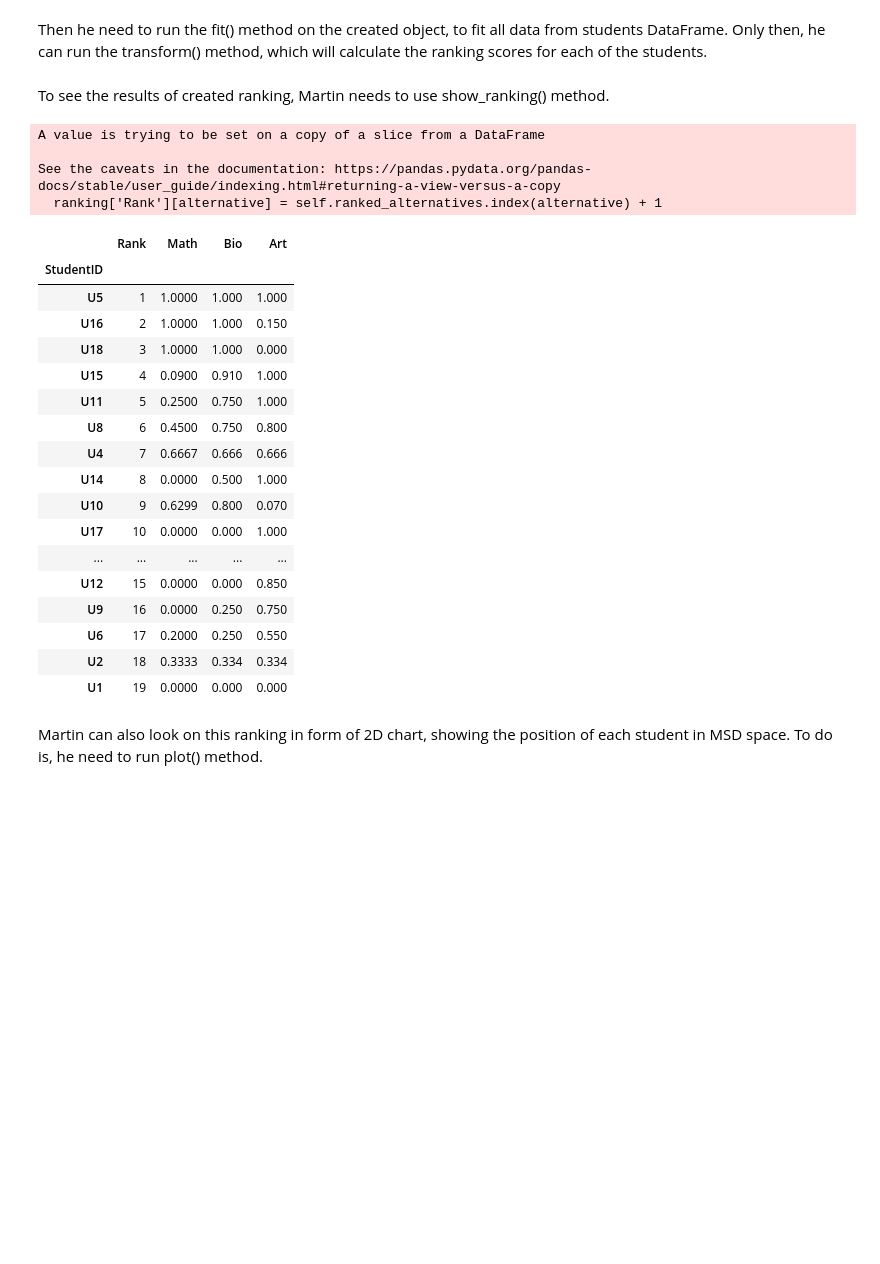
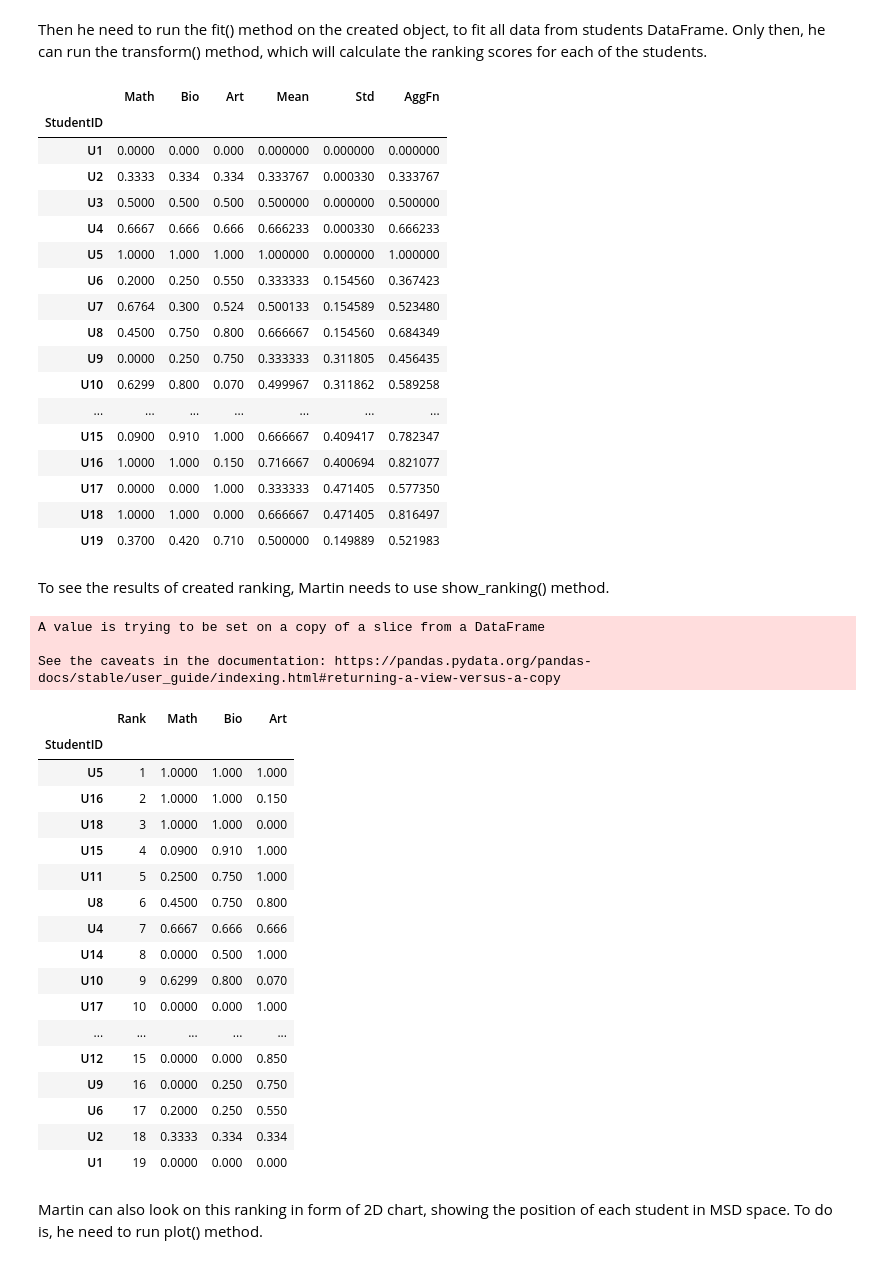
Before and after one commit to dabrze/topsis-msd-improvement-actions, a Jupyter notebook: src/students_example.ipynb, the cells around one changed output. Drawn from its saved outputs; the diff is of its cells as text; code cells hidden in the pictures; blank space fills up the shorter version.

```diff
--- a/src/students_example.ipynb
+++ b/src/students_example.ipynb
@@ -61,8 +61,27 @@ students_obj = msdt.MSDTransformer(agg_function)
 # %% [markdown]
 Then he need to run the fit() method on the created object, to fit all data from students DataFrame. Only then, he can run the transform() method, which will calculate the ranking scores for each of the students.
 # %%
-students_obj.fit(data = students, objectives = objectives,  expert_range = expert_range)
-students_obj.transform(None)
+students_obj.fit(X = students, objectives = objectives,  expert_range = expert_range)
+students_obj.transform(X = students)
+# %% [output]
+|  | Math | Bio | Art | Mean | Std | AggFn |
+| StudentID |  |  |  |  |  |  |
+| U1 | 0.0000 | 0.000 | 0.000 | 0.000000 | 0.000000 | 0.000000 |
+| U2 | 0.3333 | 0.334 | 0.334 | 0.333767 | 0.000330 | 0.333767 |
+| U3 | 0.5000 | 0.500 | 0.500 | 0.500000 | 0.000000 | 0.500000 |
+| U4 | 0.6667 | 0.666 | 0.666 | 0.666233 | 0.000330 | 0.666233 |
+| U5 | 1.0000 | 1.000 | 1.000 | 1.000000 | 0.000000 | 1.000000 |
+| U6 | 0.2000 | 0.250 | 0.550 | 0.333333 | 0.154560 | 0.367423 |
+| U7 | 0.6764 | 0.300 | 0.524 | 0.500133 | 0.154589 | 0.523480 |
+| U8 | 0.4500 | 0.750 | 0.800 | 0.666667 | 0.154560 | 0.684349 |
+| U9 | 0.0000 | 0.250 | 0.750 | 0.333333 | 0.311805 | 0.456435 |
+| U10 | 0.6299 | 0.800 | 0.070 | 0.499967 | 0.311862 | 0.589258 |
+| ... | ... | ... | ... | ... | ... | ... |
+| U15 | 0.0900 | 0.910 | 1.000 | 0.666667 | 0.409417 | 0.782347 |
+| U16 | 1.0000 | 1.000 | 0.150 | 0.716667 | 0.400694 | 0.821077 |
+| U17 | 0.0000 | 0.000 | 1.000 | 0.333333 | 0.471405 | 0.577350 |
+| U18 | 1.0000 | 1.000 | 0.000 | 0.666667 | 0.471405 | 0.816497 |
+| U19 | 0.3700 | 0.420 | 0.710 | 0.500000 | 0.149889 | 0.521983 |
 # %% [markdown]
 To see the results of created ranking, Martin needs to use show_ranking() method.
 # %%
@@ -71,7 +90,6 @@ students_obj.show_ranking()
 A value is trying to be set on a copy of a slice from a DataFrame
 
 See the caveats in the documentation: https://pandas.pydata.org/pandas-docs/stable/user_guide/indexing.html#returning-a-view-versus-a-copy
-  ranking['Rank'][alternative] = self.ranked_alternatives.index(alternative) + 1
 |  | Rank | Math | Bio | Art |
 | StudentID |  |  |  |  |
 | U5 | 1 | 1.0000 | 1.000 | 1.000 |
```
Also changed, not shown: parts of 3 cells of this notebook, 1 other file.
